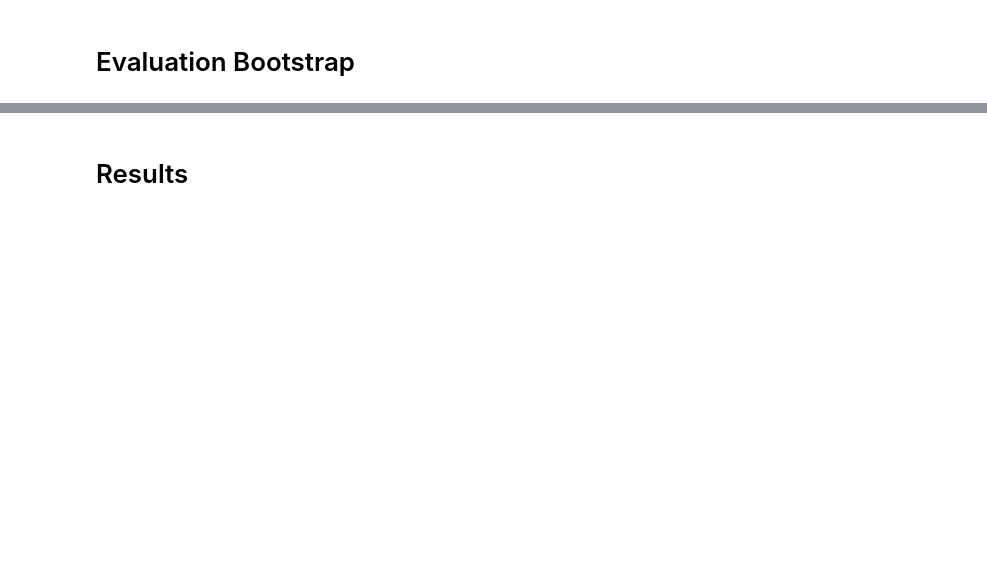
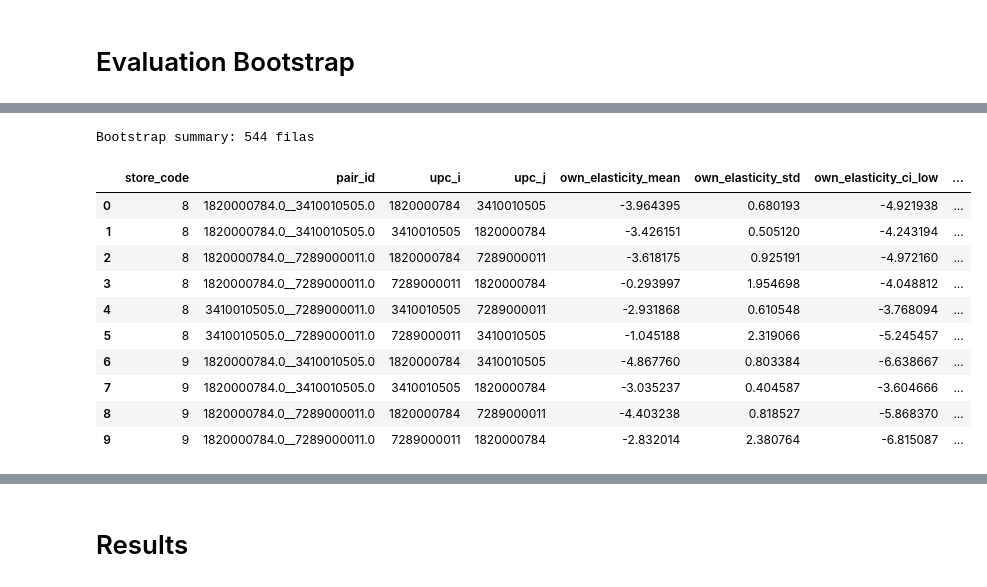
Before and after one commit to carlosherediapimienta/nn-elasticity, a Jupyter notebook: notebooks/benchmark.ipynb, the cells around one changed output, grey strips where cells are left out. Saved outputs shown, nothing was run; the diff lists cells and outputs as text; code cells hidden in the pictures; blank space fills up the shorter version.

```diff
--- a/notebooks/benchmark.ipynb
+++ b/notebooks/benchmark.ipynb
@@ -109,0 +317,46 @@ Bootstrap summary: 448 series ok
+# %%
+def q025(x):
+    return np.percentile(x, 2.5)
+
+def q975(x):
+    return np.percentile(x, 97.5)
+
+benchmark_elasticities_bootstrap_summary = (
+    ok_bs
+    .groupby(["store_code", "pair_id", "upc_i", "upc_j"])
+    .agg(
+        own_elasticity_mean=("own_elasticity", "mean"),
+        own_elasticity_std=("own_elasticity", "std"),
+        own_elasticity_ci_low=("own_elasticity", q025),
+        own_elasticity_ci_high=("own_elasticity", q975),
+
+        cross_elasticity_mean=("cross_elasticity", "mean"),
+        cross_elasticity_std=("cross_elasticity", "std"),
+        cross_elasticity_ci_low=("cross_elasticity", q025),
+        cross_elasticity_ci_high=("cross_elasticity", q975),
+
+        mae_val_mean=("mae_val", "mean"),
+        mae_val_std=("mae_val", "std"),
+        rmse_val_mean=("rmse_val", "mean"),
+        rmse_val_std=("rmse_val", "std"),
+        r2_val_mean=("r2_val", "mean"),
+        r2_val_std=("r2_val", "std"),
+    )
+    .reset_index()
+)
+
+print(f"Bootstrap summary: {len(benchmark_elasticities_bootstrap_summary)} filas")
+display(benchmark_elasticities_bootstrap_summary.head(10))
+# %% [output]
+Bootstrap summary: 544 filas
+|  | store_code | pair_id | upc_i | upc_j | own_elasticity_mean | own_elasticity_std | own_elasticity_ci_low | ... |
+| 0 | 8 | 1820000784.0__3410010505.0 | 1820000784 | 3410010505 | -3.964395 | 0.680193 | -4.921938 | ... |
+| 1 | 8 | 1820000784.0__3410010505.0 | 3410010505 | 1820000784 | -3.426151 | 0.505120 | -4.243194 | ... |
+| 2 | 8 | 1820000784.0__7289000011.0 | 1820000784 | 7289000011 | -3.618175 | 0.925191 | -4.972160 | ... |
+| 3 | 8 | 1820000784.0__7289000011.0 | 7289000011 | 1820000784 | -0.293997 | 1.954698 | -4.048812 | ... |
+| 4 | 8 | 3410010505.0__7289000011.0 | 3410010505 | 7289000011 | -2.931868 | 0.610548 | -3.768094 | ... |
+| 5 | 8 | 3410010505.0__7289000011.0 | 7289000011 | 3410010505 | -1.045188 | 2.319066 | -5.245457 | ... |
+| 6 | 9 | 1820000784.0__3410010505.0 | 1820000784 | 3410010505 | -4.867760 | 0.803384 | -6.638667 | ... |
+| 7 | 9 | 1820000784.0__3410010505.0 | 3410010505 | 1820000784 | -3.035237 | 0.404587 | -3.604666 | ... |
+| 8 | 9 | 1820000784.0__7289000011.0 | 1820000784 | 7289000011 | -4.403238 | 0.818527 | -5.868370 | ... |
+| 9 | 9 | 1820000784.0__7289000011.0 | 7289000011 | 1820000784 | -2.832014 | 2.380764 | -6.815087 | ... |
```
Also changed, not shown: parts of 18 cells of this notebook, 13 other files.
